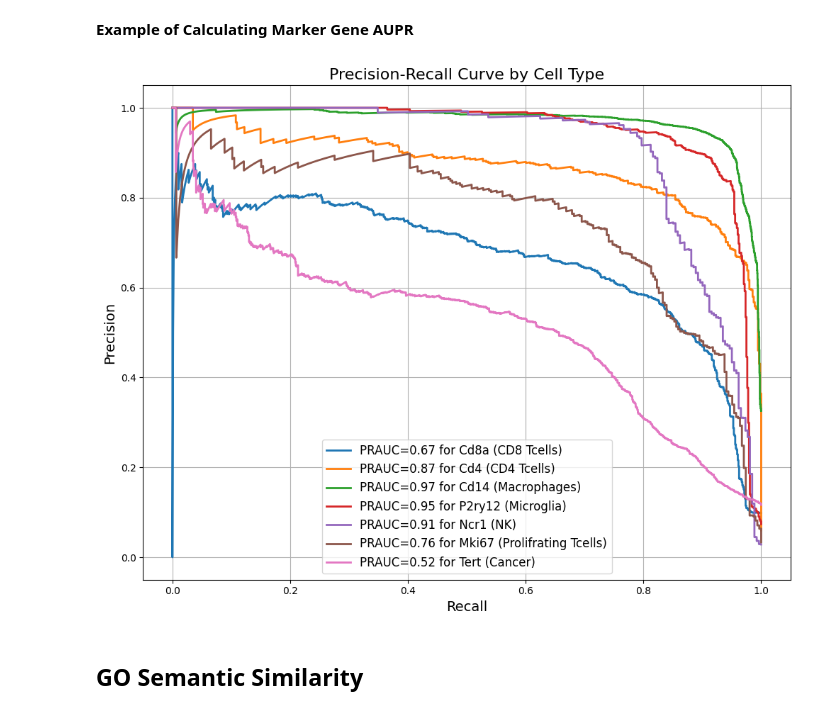
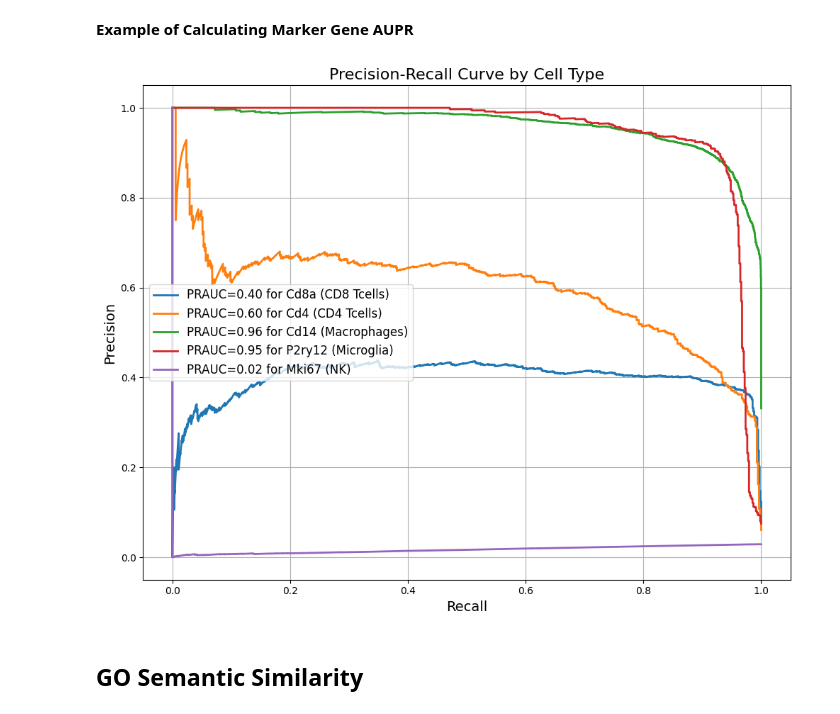
Before and after one commit to Lissiu/scNET, a Jupyter notebook: scNET.ipynb, the cells around one changed output. Drawn from its saved outputs; the diff is of its cells as text; code cells hidden in the pictures.

```diff
--- a/scNET.ipynb
+++ b/scNET.ipynb
@@ -145,31 +145,32 @@ sc.pl.umap(recon_obj, color=["Cell Type","Cd4","Cd8a","Cd14","Icos","P2ry12","Mk
 # %%
 import matplotlib.pyplot as plt
 from sklearn.metrics import precision_recall_curve, auc
 from itertools import cycle
 
 def calculate_marker_gene_aupr(adata, marker_genes, cell_types):
     colors = cycle(['#1f77b4', '#ff7f0e', '#2ca02c', '#d62728', '#9467bd', '#8c564b', '#e377c2'])
     plt.figure(figsize=(10, 8))
 
     for marker_gene, cell_type, color in zip(marker_genes, cell_types, colors):
         gene_expression = adata[:, marker_gene].X.toarray().flatten()
         binary_labels = (adata.obs["Cell Type"].isin(cell_type)).astype(int)
 
         precision, recall, _ = precision_recall_curve(binary_labels, gene_expression)
         aupr = auc(recall, precision)
         plt.plot(recall, precision, color=color, lw=2,
                  label=f'PRAUC={aupr:.2f} for {marker_gene} ({cell_type[0]})')
 
     plt.xlabel('Recall', fontsize=14)
     plt.ylabel('Precision', fontsize=14)
     plt.title('Precision-Recall Curve by Cell Type', fontsize=16)
     plt.legend(loc="best", fontsize=12)
     plt.grid(True)
     plt.tight_layout()
     plt.show()
-calculate_marker_gene_aupr(recon_obj,['Cd8a','Cd4','Cd14',"P2ry12","Ncr1","Mki67","Tert"],[["CD8 Tcells"],['CD4 Tcells'], ['Macrophages'], ['Microglia'], ["NK"],["Prolifrating Tcells"],["Cancer"]])
+#calculate_marker_gene_aupr(recon_obj,['Cd8a','Cd4','Cd14',"P2ry12","Ncr1","Mki67","Tert"],[["CD8 Tcells"],['CD4 Tcells'], ['Macrophages'], ['Microglia'], ["NK"],["Prolifrating Tcells"],["Cancer"]])
+calculate_marker_gene_aupr(recon_obj,['Cd8a','Cd4','Cd14',"P2ry12","Mki67"],[["CD8 Tcells"],['CD4 Tcells'], ['Macrophages'], ['Microglia'], ["NK"],["Prolifrating Tcells"],["Cancer"]])
 # %% [output]
-[figure, old version]
+[figure, new version]
 # %% [markdown]
 ## GO Semantic Similarity
 # %% [markdown]
```
Also changed, not shown: parts of 9 cells of this notebook.
